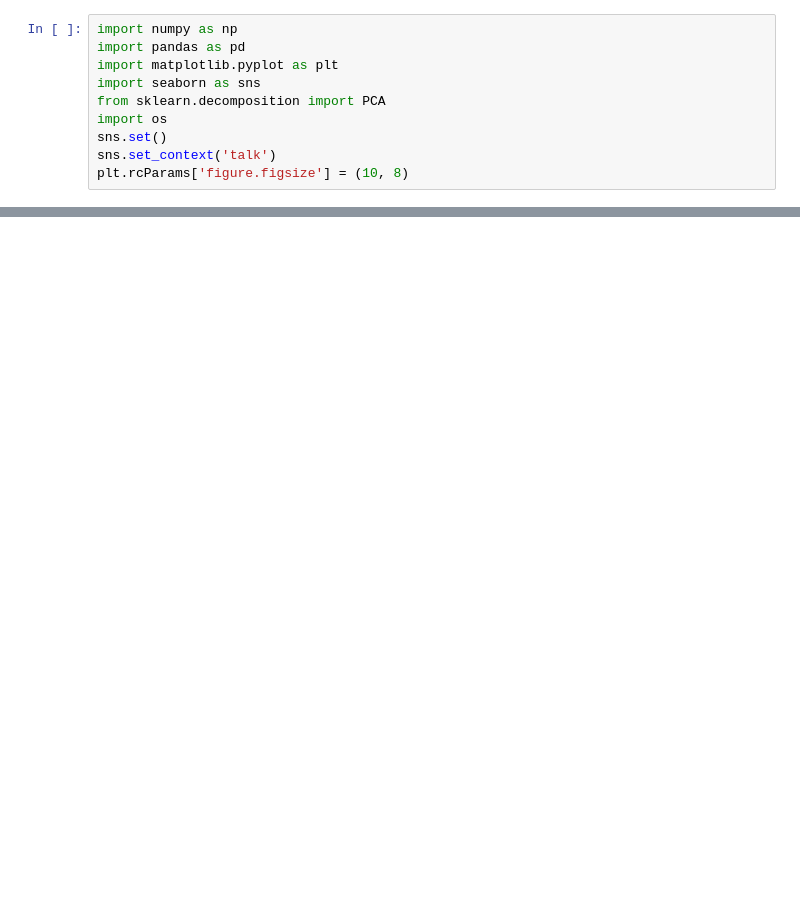
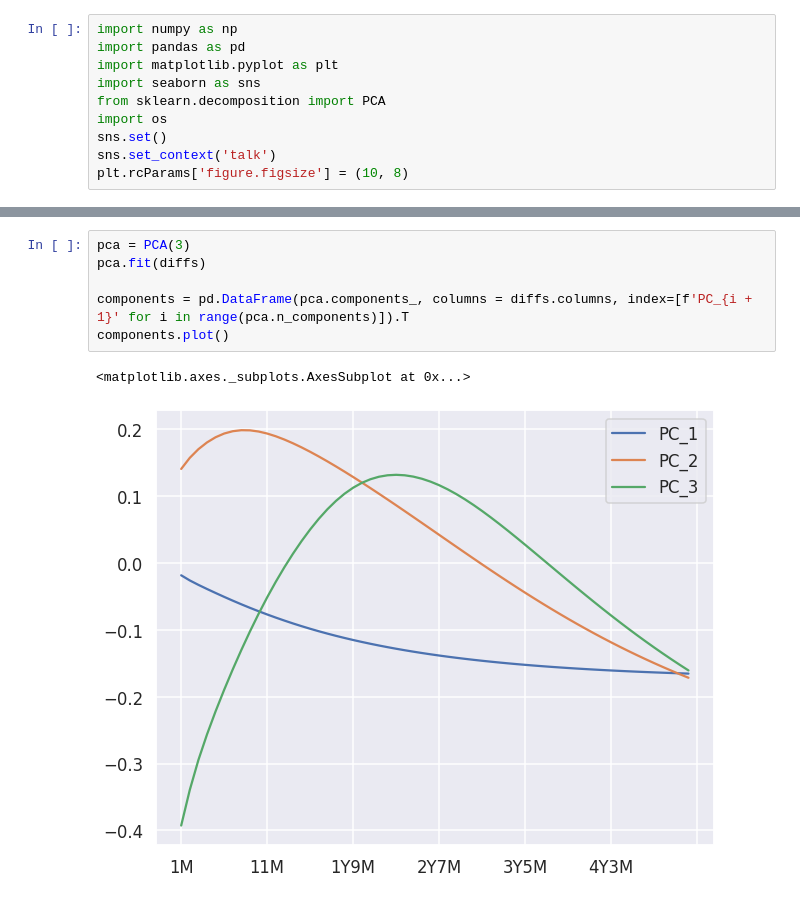
Before and after one commit to PiotMik/OIS_curve_modeling, a Jupyter notebook: OIS_Curve_modelling.ipynb, the cells around one changed output, grey strips where cells are left out. Saved outputs shown, nothing was run; the diff lists cells and outputs as text; blank space fills up the shorter version.

```diff
--- a/OIS_Curve_modelling.ipynb
+++ b/OIS_Curve_modelling.ipynb
@@ -102,0 +104,9 @@ exp_var
+# %%
+pca = PCA(3)
+pca.fit(diffs)
+
+components = pd.DataFrame(pca.components_, columns = diffs.columns, index=[f'PC_{i + 1}' for i in range(pca.n_components)]).T
+components.plot()
+# %% [output]
+<matplotlib.axes._subplots.AxesSubplot at 0x...>
+[figure, added]
```
Also changed, not shown: parts of 7 cells of this notebook.
